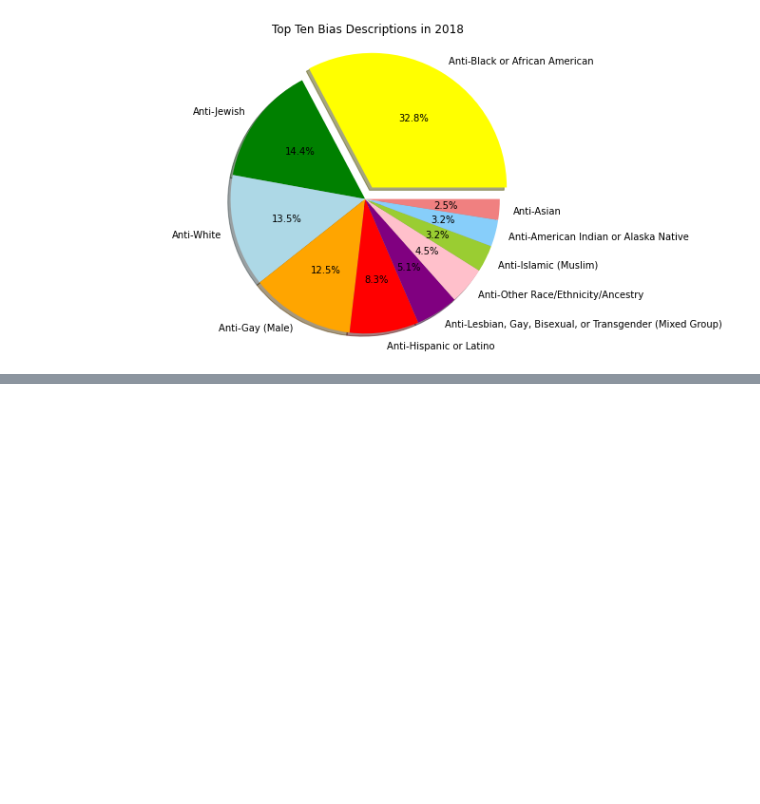
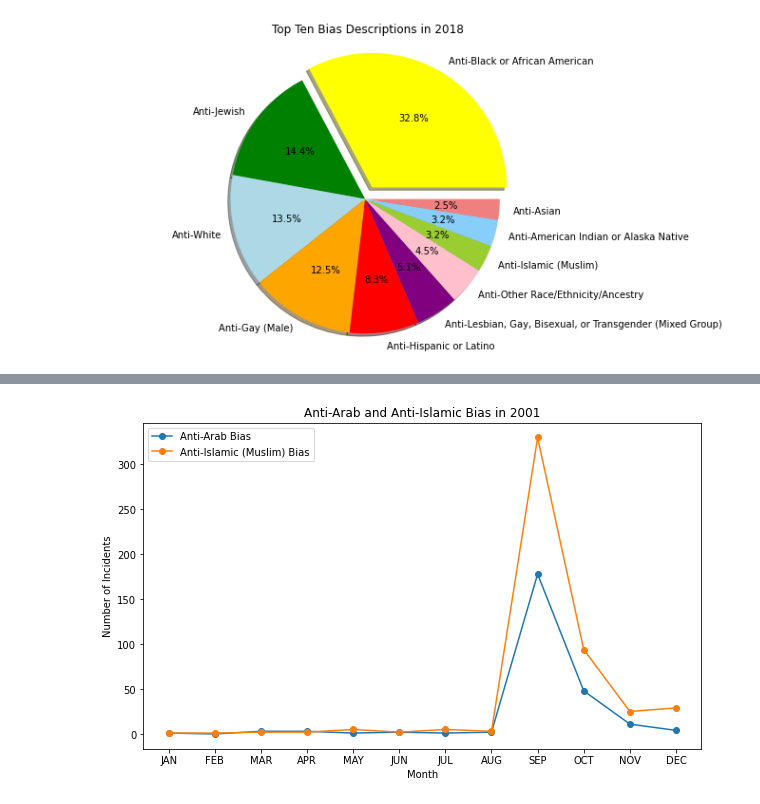
Before and after one commit to C-Johnson83/Group3, a Jupyter notebook: crime_data_andy.ipynb, the cells around one changed output, grey strips where cells are left out. Drawn from its saved outputs; the diff is of its cells as text; code cells hidden in the pictures; blank space fills up the shorter version.

Commit message:
Additional plots

```diff
--- a/crime_data_andy.ipynb
+++ b/crime_data_andy.ipynb
@@ -223,0 +252,17 @@ plt.show()
+# %%
+x = ['JAN', 'FEB', 'MAR', 'APR', 'MAY', 'JUN', 'JUL', 'AUG', 'SEP', 'OCT', 'NOV', 'DEC']
+y = [1, 0, 3, 3, 1, 2, 1, 2, 178, 48, 11, 4]
+z = [1, 1, 2, 2, 5, 2, 5, 3, 330, 94, 25, 29]
+
+
+plt.rcParams['figure.figsize'] = [10, 6]
+plt.plot(x, y, marker='o')
+plt.plot(x, z, marker='o')
+plt.xlabel("Month")
+plt.ylabel("Number of Incidents")
+plt.title("Anti-Arab and Anti-Islamic Bias in 2001")
+plt.xticks((range(0,12)), x)
+plt.legend(['Anti-Arab Bias', 'Anti-Islamic (Muslim) Bias'], loc='upper left')
+plt.show()
+# %% [output]
+[figure, added]
```
Also changed, not shown: parts of 8 cells of this notebook.
